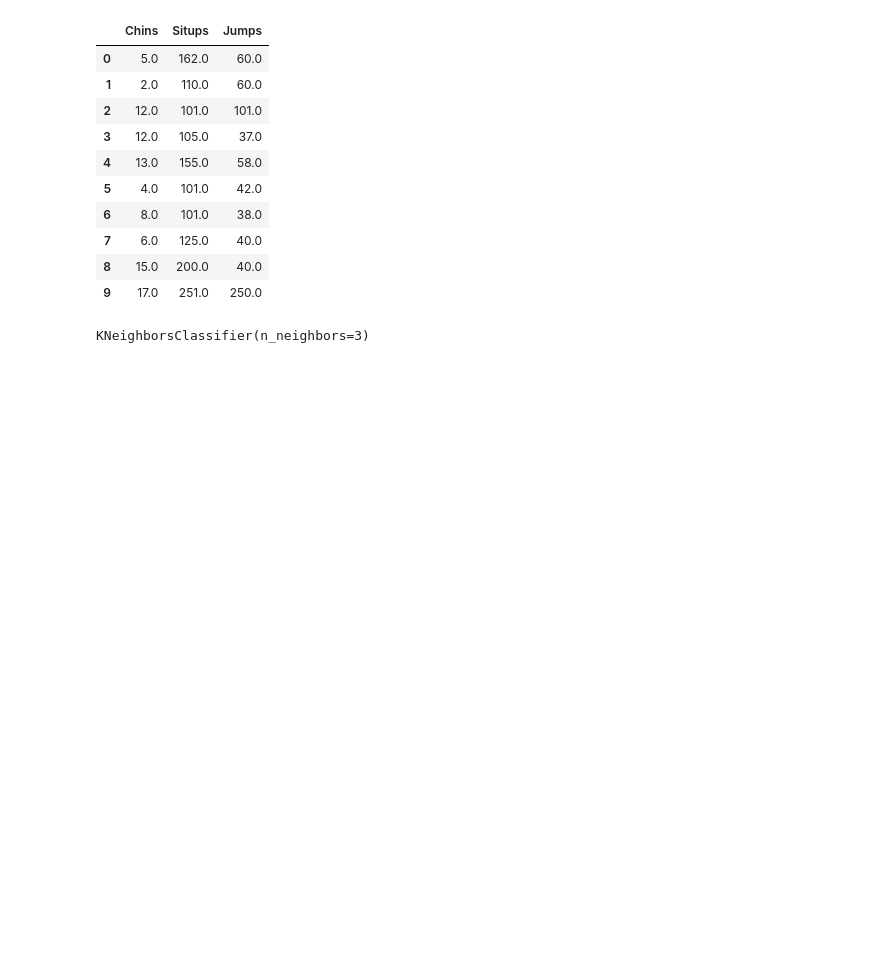
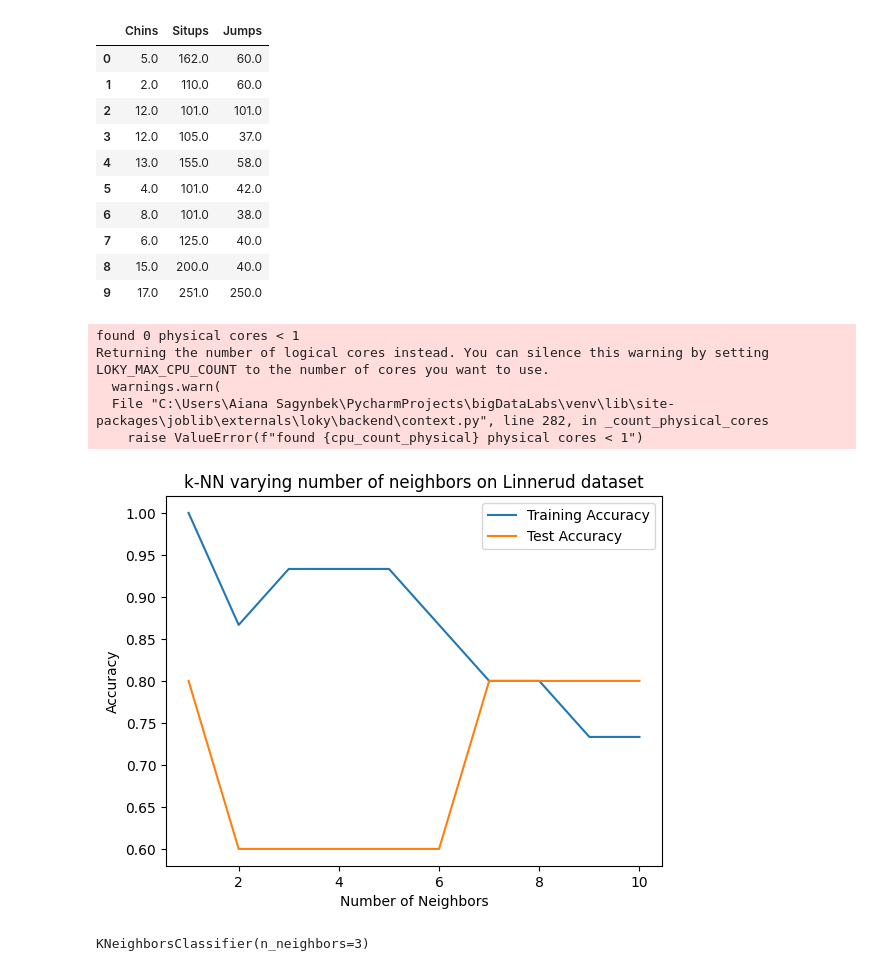
Before and after one commit to ayanasgba/big_data_labs, a Jupyter notebook: labWork5/load_linnerud.ipynb, the cells around one changed output. Cells and saved outputs as stored; diff of their text form; code cells hidden in the pictures; blank space fills up the shorter version.

```diff
--- a/labWork5/load_linnerud.ipynb
+++ b/labWork5/load_linnerud.ipynb
@@ -59,6 +59,44 @@ linnerud_data.head(10)
 | 7 | 6.0 | 125.0 | 40.0 |
 | 8 | 15.0 | 200.0 | 40.0 |
 | 9 | 17.0 | 251.0 | 250.0 |
+# %%
+from sklearn.datasets import load_linnerud
+from sklearn.neighbors import KNeighborsClassifier
+from sklearn.model_selection import train_test_split
+import matplotlib.pyplot as plt
+
+linnerud = load_linnerud()
+X, y = linnerud.data, linnerud.target[:, 0]  # Selecting the first target (Chins) for classification
+
+# Converting the target to a binary classification task
+target_class = (y > 160).astype(int)
+
+X_train, X_test, y_train, y_test = train_test_split(X, target_class, stratify=target_class, random_state=66)
+
+training_accuracy = []
+test_accuracy = []
+neighbors_settings = range(1, 11)
+
+for n_neighbors in neighbors_settings:
+    clf = KNeighborsClassifier(n_neighbors=n_neighbors)
+    clf.fit(X_train, y_train)
+    training_accuracy.append(clf.score(X_train, y_train))
+    test_accuracy.append(clf.score(X_test, y_test))
+
+plt.plot(neighbors_settings, training_accuracy, label="Training Accuracy")
+plt.plot(neighbors_settings, test_accuracy, label="Test Accuracy")
+plt.ylabel("Accuracy")
+plt.xlabel("Number of Neighbors")
+plt.legend()
+plt.title("k-NN varying number of neighbors on Linnerud dataset")
+plt.show()
+# %% [output]
+found 0 physical cores < 1
+Returning the number of logical cores instead. You can silence this warning by setting LOKY_MAX_CPU_COUNT to the number of cores you want to use.
+  warnings.warn(
+  File "C:\Users\Aiana Sagynbek\PycharmProjects\bigDataLabs\venv\lib\site-packages\joblib\externals\loky\backend\context.py", line 282, in _count_physical_cores
+    raise ValueError(f"found {cpu_count_physical} physical cores < 1")
+[figure, added]
 # %%
 from sklearn.neighbors import KNeighborsClassifier
 clf = KNeighborsClassifier(n_neighbors=3)
```
Also changed, not shown: 2 other files.
